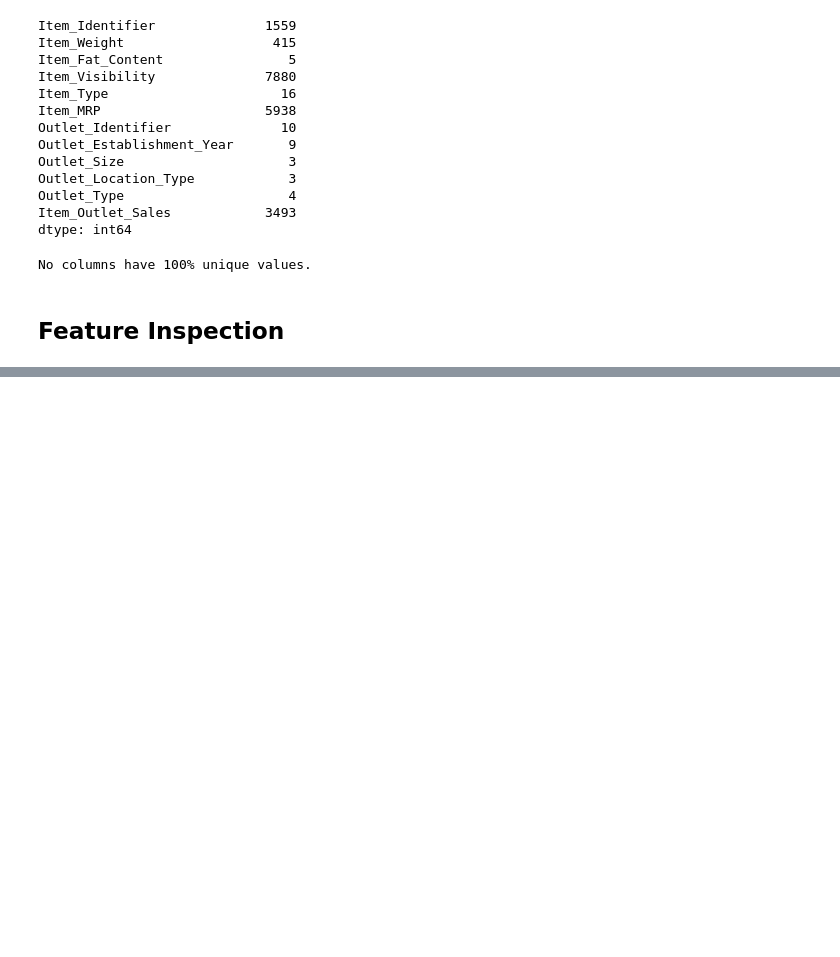
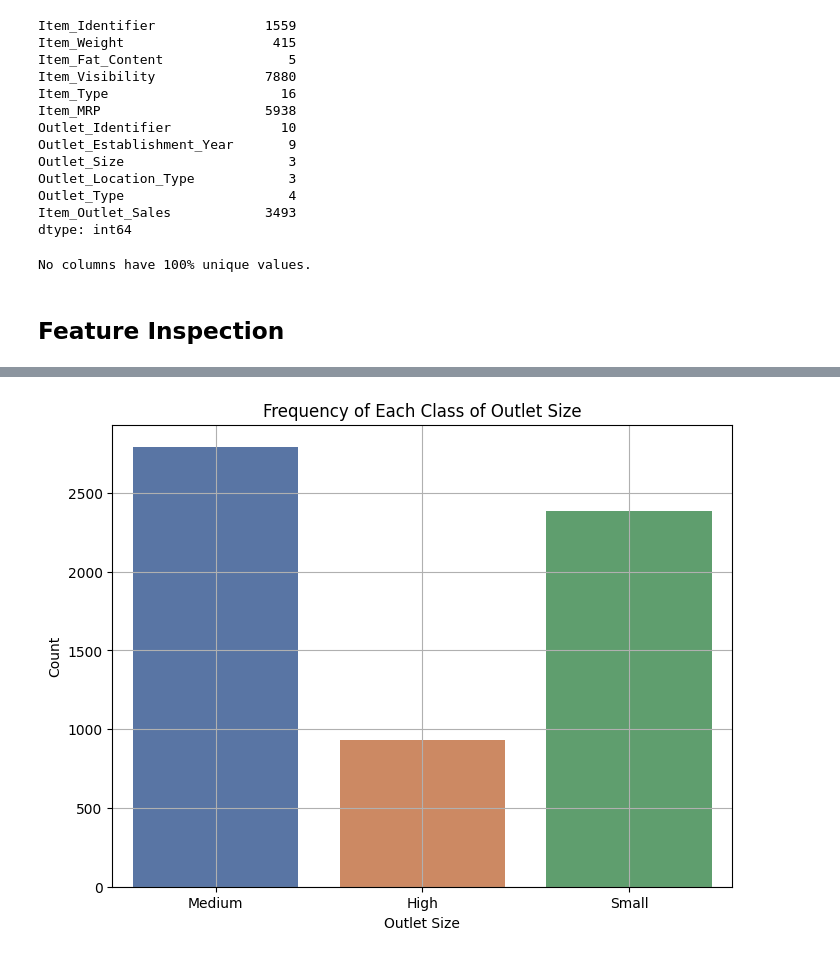
Before and after one commit to Mugishagentle/Prediction-of-Product-Sales, a Jupyter notebook: Prediction_of_Product_Sales_.ipynb, the cells around one changed output, grey strips where cells are left out. Cells and saved outputs as stored; diff of their text form; code cells hidden in the pictures; blank space fills up the shorter version.

```diff
--- a/Prediction_of_Product_Sales_.ipynb
+++ b/Prediction_of_Product_Sales_.ipynb
@@ -130,0 +206,11 @@ No columns have 100% unique values.
+# %%
+# Countplot for Outlet_Size
+plt.figure(figsize=(8, 6))
+sns.countplot(x='Outlet_Size', data=df, hue='Outlet_Size', palette='deep', legend=False)
+plt.title('Frequency of Each Class of Outlet Size')
+plt.xlabel('Outlet Size')
+plt.ylabel('Count')
+plt.grid(True)
+plt.show()
+# %% [output]
+[figure, added]
```
Also changed, not shown: parts of 18 cells of this notebook.
